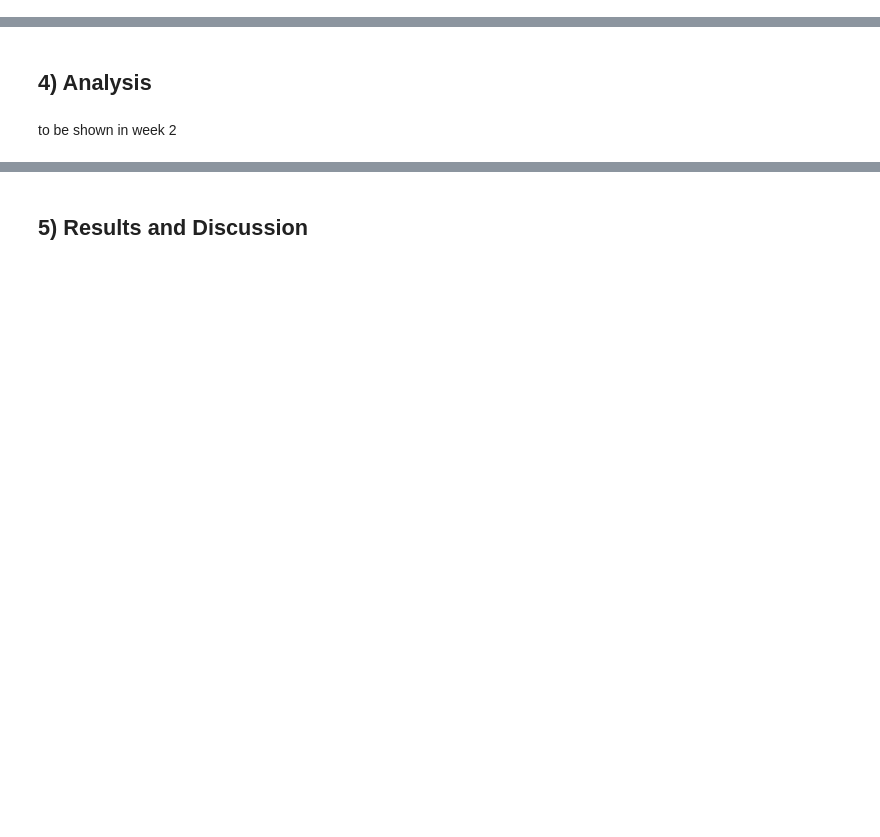
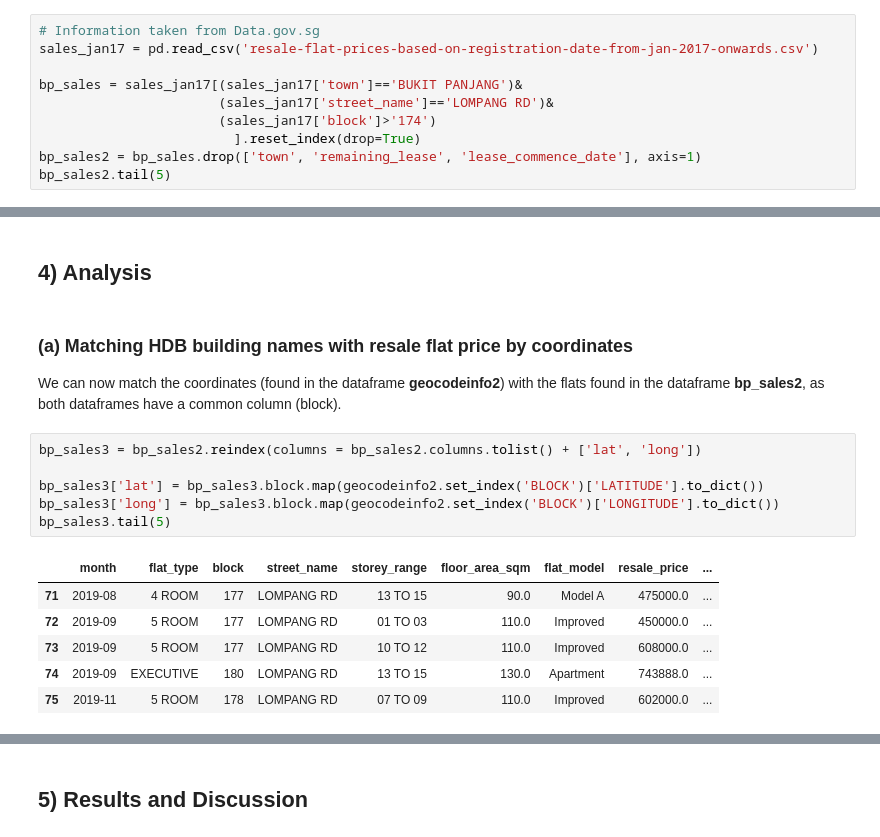
Before and after one commit to sopyngyf/Coursera_Capstone, a Jupyter notebook: Sophia_Week4_5_Assignment.ipynb, the cells around one changed output, grey strips where cells are left out. Drawn from its saved outputs; the diff is of its cells as text; blank space fills up the shorter version.

```diff
--- a/Sophia_Week4_5_Assignment.ipynb
+++ b/Sophia_Week4_5_Assignment.ipynb
@@ -31,0 +148,10 @@ The following data sources will be required to extract / generate the required i
+# %%
+# Information taken from Data.gov.sg
+sales_jan17 = pd.read_csv('resale-flat-prices-based-on-registration-date-from-jan-2017-onwards.csv')
+
+bp_sales = sales_jan17[(sales_jan17['town']=='BUKIT PANJANG')&
+                       (sales_jan17['street_name']=='LOMPANG RD')&
+                       (sales_jan17['block']>'174')
+                         ].reset_index(drop=True)
+bp_sales2 = bp_sales.drop(['town', 'remaining_lease', 'lease_commence_date'], axis=1)
+bp_sales2.tail(5)
@@ -36,4 +175,19 @@ to be shown in week 2
 # %% [markdown]
 ## 4) Analysis<a name="analysis"></a>
-# %% [markdown]
-to be shown in week 2
+# %% [markdown]
+<H3>(a) Matching HDB building names with resale flat price by coordinates</H3>
+
+We can now match the coordinates (found in the dataframe **geocodeinfo2**) with the flats found in the dataframe **bp_sales2**, as both dataframes have a common column (block).
+# %%
+bp_sales3 = bp_sales2.reindex(columns = bp_sales2.columns.tolist() + ['lat', 'long'])
+
+bp_sales3['lat'] = bp_sales3.block.map(geocodeinfo2.set_index('BLOCK')['LATITUDE'].to_dict())
+bp_sales3['long'] = bp_sales3.block.map(geocodeinfo2.set_index('BLOCK')['LONGITUDE'].to_dict())
+bp_sales3.tail(5)
+# %% [output]
+|  | month | flat_type | block | street_name | storey_range | floor_area_sqm | flat_model | resale_price | ... |
+| 71 | 2019-08 | 4 ROOM | 177 | LOMPANG RD | 13 TO 15 | 90.0 | Model A | 475000.0 | ... |
+| 72 | 2019-09 | 5 ROOM | 177 | LOMPANG RD | 01 TO 03 | 110.0 | Improved | 450000.0 | ... |
+| 73 | 2019-09 | 5 ROOM | 177 | LOMPANG RD | 10 TO 12 | 110.0 | Improved | 608000.0 | ... |
+| 74 | 2019-09 | EXECUTIVE | 180 | LOMPANG RD | 13 TO 15 | 130.0 | Apartment | 743888.0 | ... |
+| 75 | 2019-11 | 5 ROOM | 178 | LOMPANG RD | 07 TO 09 | 110.0 | Improved | 602000.0 | ... |
```
Also changed, not shown: parts of 32 cells of this notebook.
